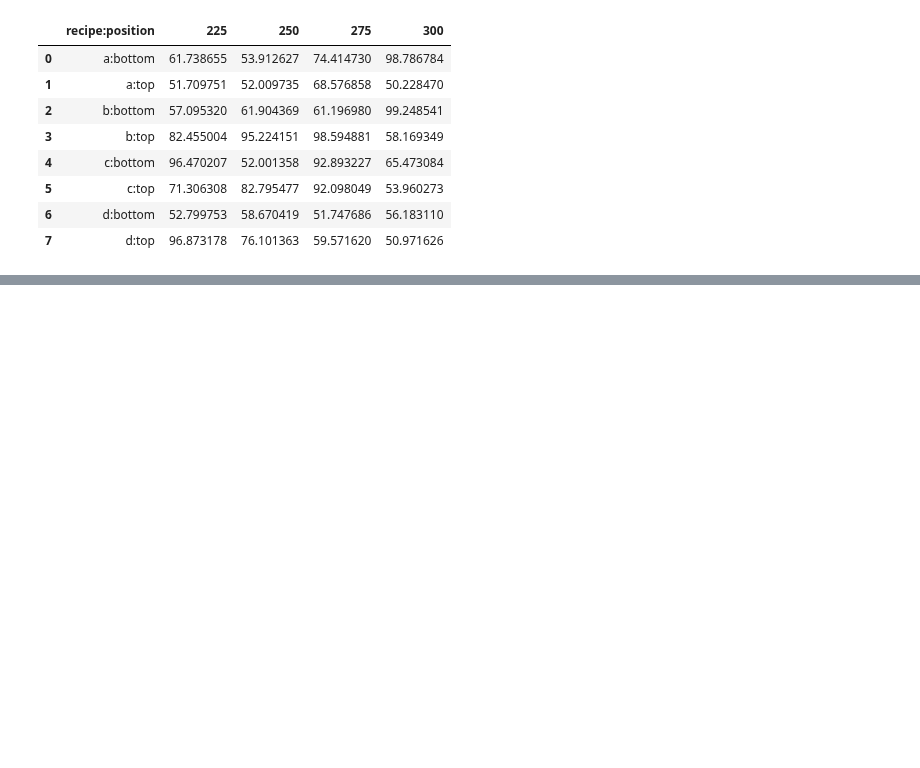
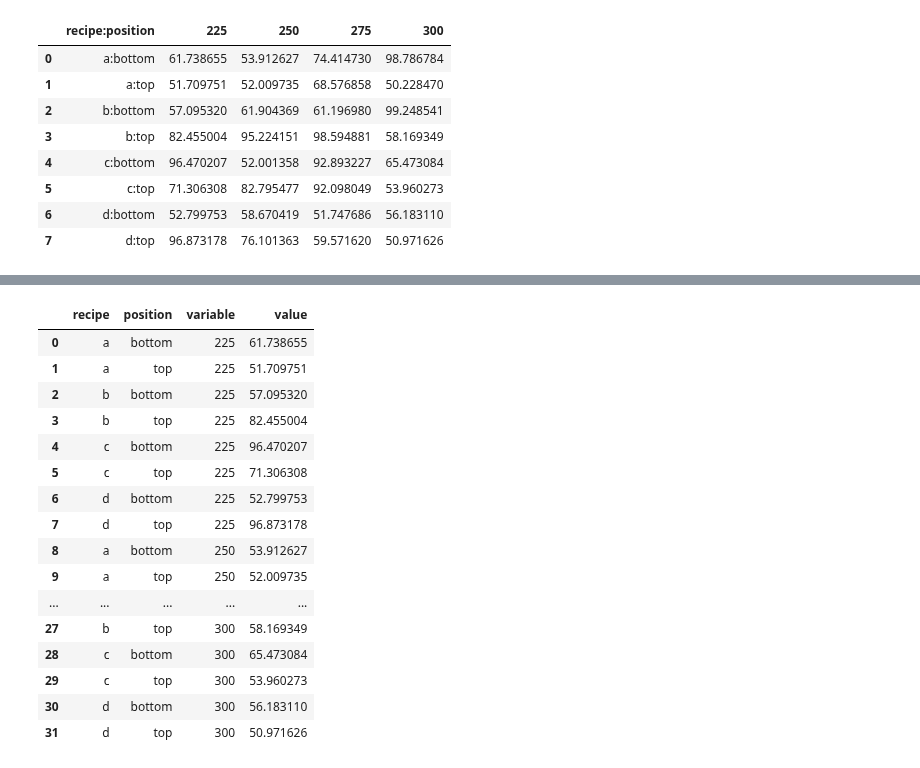
Before and after one commit to lukewbecker/classification-exercises, a Jupyter notebook: tidy_data.ipynb, the cells around one changed output, grey strips where cells are left out. Cells and saved outputs as stored; diff of their text form; code cells hidden in the pictures; blank space fills up the shorter version.

```diff
--- a/tidy_data.ipynb
+++ b/tidy_data.ipynb
@@ -239,3 +239,6 @@ cake_df
 | 7 | d:top | 96.873178 | 76.101363 | 59.571620 | 50.971626 |
 # %%
 # going to try the split() function. What to return it into those? Can I use the creating new columns, or should I create a new dataframe and simple concat that dataframe? I think I'll try the latter.
+# %%
+r_p = cake_df['recipe:position'].str.split(':', expand=True)
+r_p
@@ -241,0 +262,5 @@ cake_df
+# %%
+# The column titles are ints (as expected), so I'll use an int 0, 1 in my rename function:
+
+r_p.rename(columns = {0: 'recipe', 1: 'position'}, inplace = True)
+r_p
@@ -241,0 +277,5 @@ cake_df
+# %%
+# Concat the two dataframes, and drop the old recipe:position column:
+
+cake_df = pd.concat([r_p, cake_df], axis=1).drop(columns = 'recipe:position')
+cake_df
@@ -241,0 +305,23 @@ cake_df
+# %%
+# Use the melt function:
+
+cake_df = cake_df.melt(id_vars=['recipe', 'position'])
+cake_df
+# %% [output]
+|  | recipe | position | variable | value |
+| 0 | a | bottom | 225 | 61.738655 |
+| 1 | a | top | 225 | 51.709751 |
+| 2 | b | bottom | 225 | 57.095320 |
+| 3 | b | top | 225 | 82.455004 |
+| 4 | c | bottom | 225 | 96.470207 |
+| 5 | c | top | 225 | 71.306308 |
+| 6 | d | bottom | 225 | 52.799753 |
+| 7 | d | top | 225 | 96.873178 |
+| 8 | a | bottom | 250 | 53.912627 |
+| 9 | a | top | 250 | 52.009735 |
+| ... | ... | ... | ... | ... |
+| 27 | b | top | 300 | 58.169349 |
+| 28 | c | bottom | 300 | 65.473084 |
+| 29 | c | top | 300 | 53.960273 |
+| 30 | d | bottom | 300 | 56.183110 |
+| 31 | d | top | 300 | 50.971626 |
```
Also changed, not shown: parts of 14 cells of this notebook.
